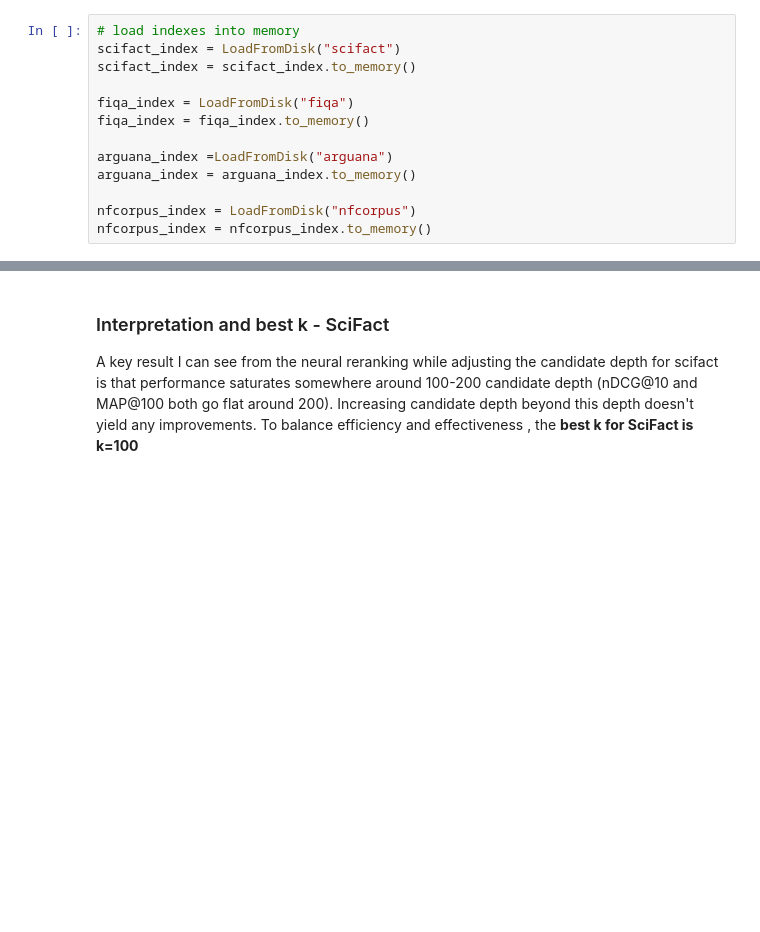
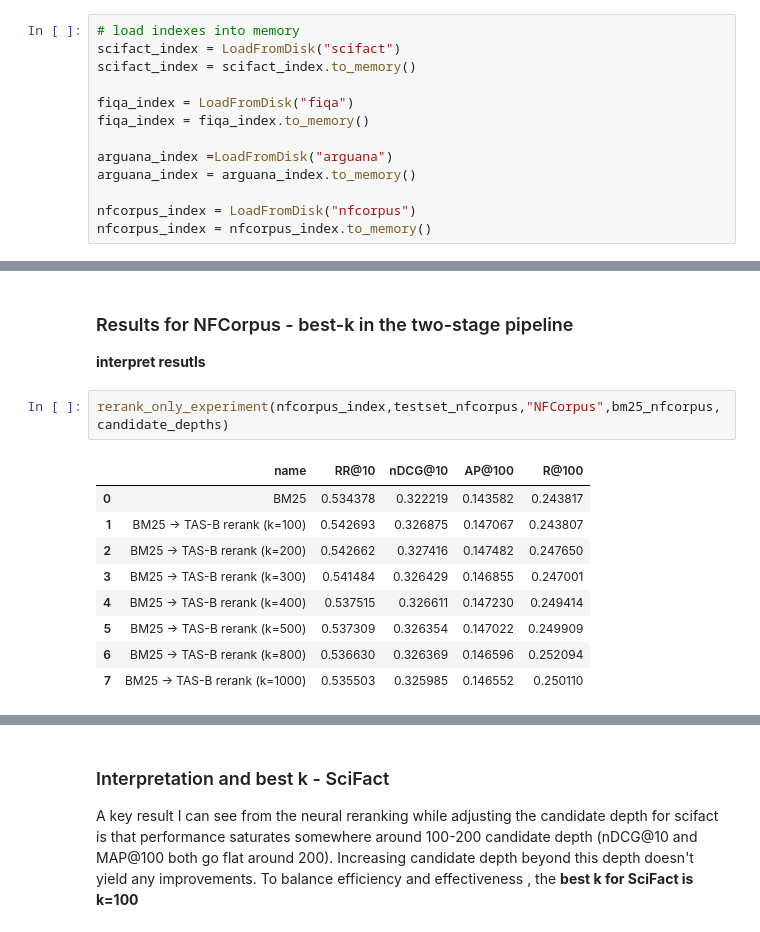
Before and after one commit to AStyslavski/DSAIT4050_IR_G16_2025-2026, a Jupyter notebook: ir_experiment.ipynb, the cells around one changed output, grey strips where cells are left out. Drawn from its saved outputs; the diff is of its cells as text; blank space fills up the shorter version.

```diff
--- a/ir_experiment.ipynb
+++ b/ir_experiment.ipynb
@@ -201,0 +313,15 @@ Now that we have dealt with all the dense indexes we can use BM25 to retrieve so
+# %% [markdown]
+### Results for NFCorpus - best-k in the two-stage pipeline
+**interpret resutls**
+# %%
+rerank_only_experiment(nfcorpus_index,testset_nfcorpus,"NFCorpus",bm25_nfcorpus,candidate_depths)
+# %% [output]
+|  | name | RR@10 | nDCG@10 | AP@100 | R@100 |
+| 0 | BM25 | 0.534378 | 0.322219 | 0.143582 | 0.243817 |
+| 1 | BM25 -> TAS-B rerank (k=100) | 0.542693 | 0.326875 | 0.147067 | 0.243807 |
+| 2 | BM25 -> TAS-B rerank (k=200) | 0.542662 | 0.327416 | 0.147482 | 0.247650 |
+| 3 | BM25 -> TAS-B rerank (k=300) | 0.541484 | 0.326429 | 0.146855 | 0.247001 |
+| 4 | BM25 -> TAS-B rerank (k=400) | 0.537515 | 0.326611 | 0.147230 | 0.249414 |
+| 5 | BM25 -> TAS-B rerank (k=500) | 0.537309 | 0.326354 | 0.147022 | 0.249909 |
+| 6 | BM25 -> TAS-B rerank (k=800) | 0.536630 | 0.326369 | 0.146596 | 0.252094 |
+| 7 | BM25 -> TAS-B rerank (k=1000) | 0.535503 | 0.325985 | 0.146552 | 0.250110 |
```
Also changed, not shown: parts of 45 cells of this notebook.
